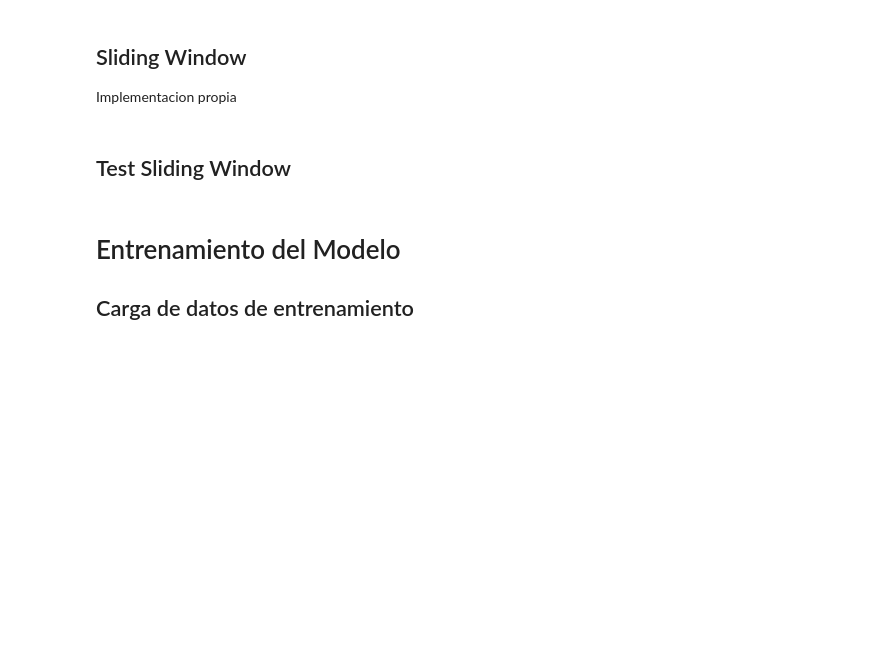
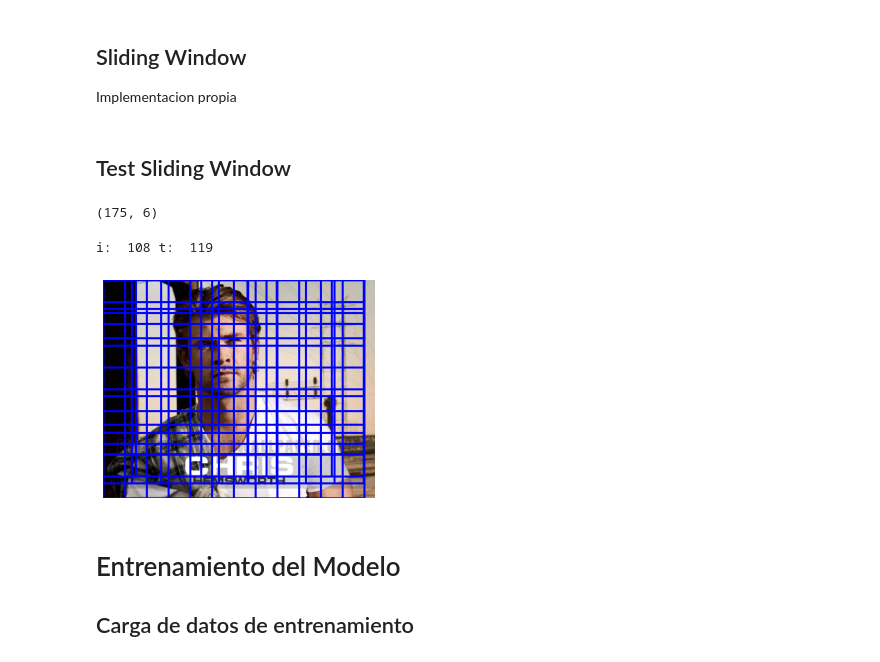
Before and after one commit to s-juani/CV-final-project, a Jupyter notebook: Face Detection (moded).ipynb, the cells around one changed output. Drawn from its saved outputs; the diff is of its cells as text; code cells hidden in the pictures; blank space fills up the shorter version.

```diff
--- a/Face Detection (moded).ipynb
+++ b/Face Detection (moded).ipynb
@@ -85,8 +88,8 @@ def load_training_data(training_positive_dir,trainign_negative_dir,feature_extra
     '''
     positive_img_files = sorted(glob(training_positive_dir + '/*'))
     negative_img_files = sorted(glob(trainign_negative_dir + '/*'))
-    positive_img_files = positive_img_files[:7500]
-    negative_img_files = negative_img_files[:7500]
+    #positive_img_files = positive_img_files[:5000]
+    #negative_img_files = negative_img_files[:5000]
     training_data = []
     training_labels = []
 
@@ -114,7 +117,9 @@ def load_validation_data(validation_data_dir):
 
     validation_image_files = sorted(glob(validation_data_dir + '/*.jpg'))
     val_images = []
-    validation_annotations= pd.read_pickle(os.path.join(validation_data_dir,'validation_bbox.pickle'))
+
+    validation_annotations= pd.read_csv(os.path.join(validation_data_dir,'validation_bbox.csv'))
+
     print(validation_annotations.shape)
     validation_bboxes = []
     for img_file in tqdm(validation_image_files,total=len(validation_image_files)):
@@ -200,18 +202,25 @@ def sliding_window(img, window_size, scale, step_size):
 # %%
 data_dir='./'
 face_detection_dir = os.path.join(data_dir, 'face_detection')
 validation_raw_faces_dir = os.path.join(face_detection_dir,'val_raw_images')
 
 val_data, val_bboxes = load_validation_data(validation_faces_dir)
 
 image = val_data[100]
 gray_image = extract_features(FeatureExtractors.CNN, image)
 
+window_size = (128, 128)
+stride = 32
+
 patches, bbox_locations = [], []
-patches, bbox_locations = sliding_window(gray_image,(100, 100), 1, 40)
+patches, bbox_locations = sliding_window(gray_image, window_size, 1, stride)
 show_image_with_bbox(image, bbox_locations,
-                     [0,0,0,0],
-                     draw_GT=False)
+                     [0, 0, window_size[0], window_size[1]],
+                     draw_GT=True)
+# %% [output]
+(175, 6)
+i:  108 t:  119
+[figure, added]
 # %% [markdown]
 # Entrenamiento del Modelo
 
```
Also changed, not shown: parts of 23 cells of this notebook, 8 other files.
